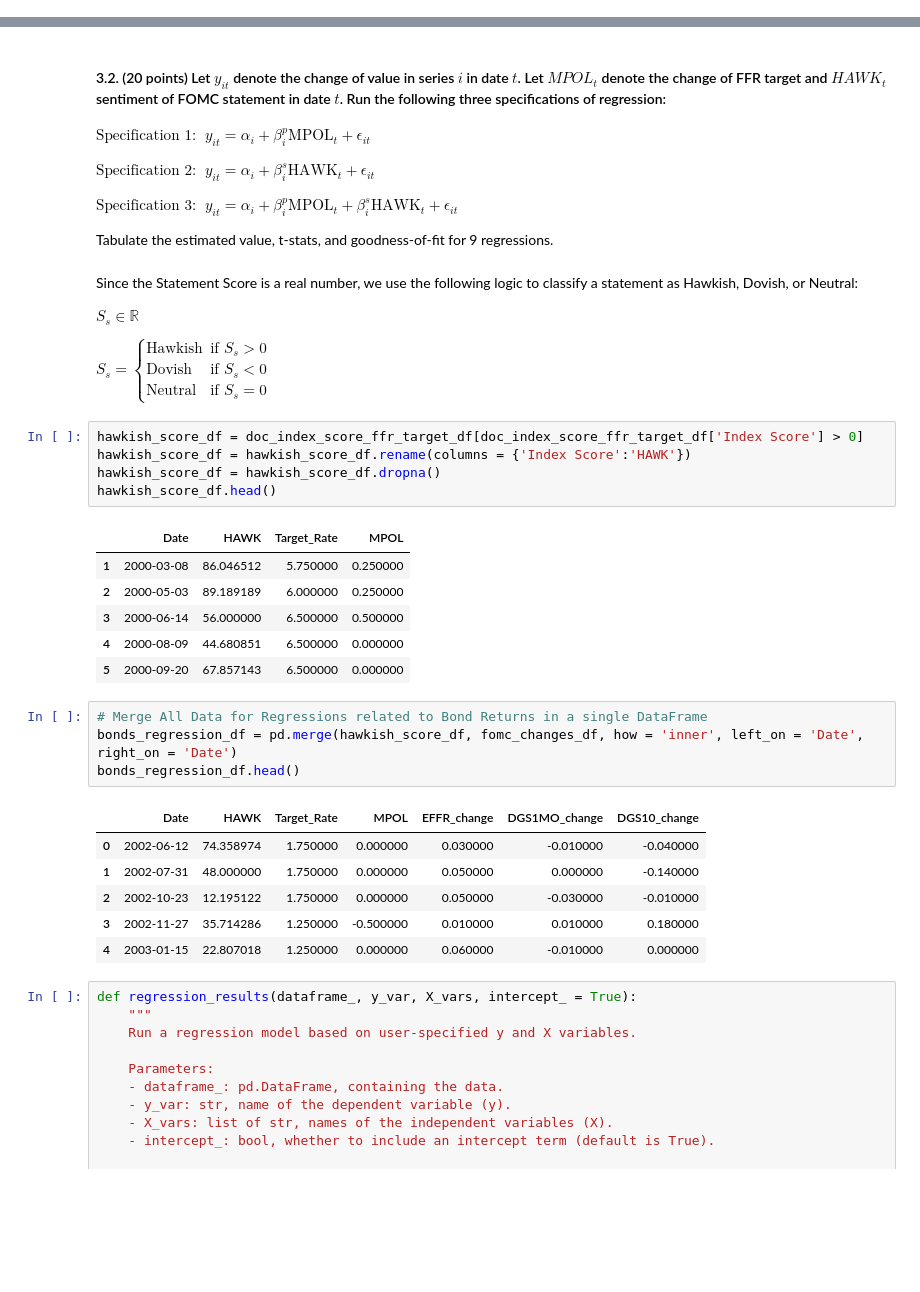
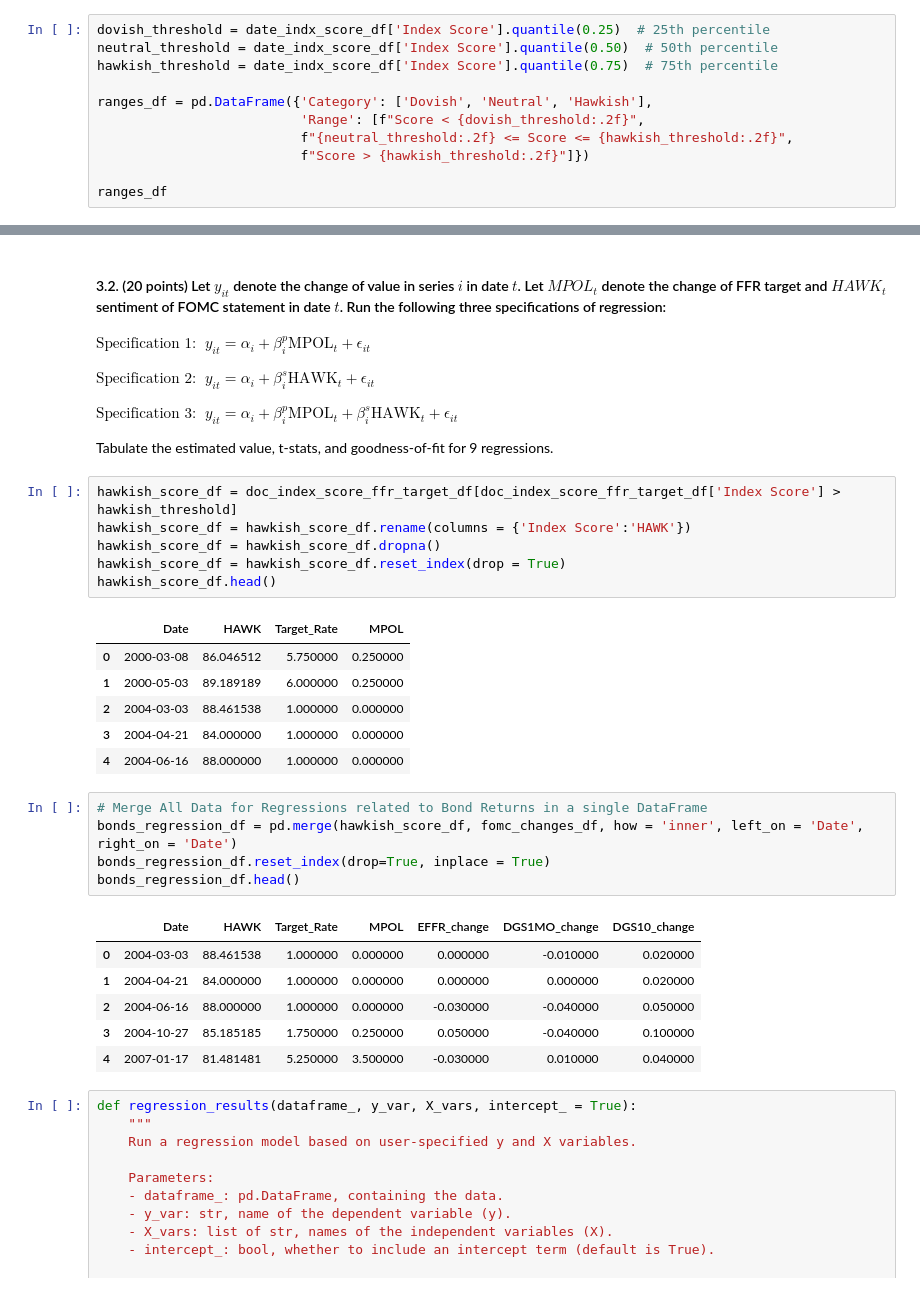
Before and after one commit to AntonioPineda29/Topics_Economics, a Jupyter notebook: 02_FOMC_statements_v5.ipynb, the cells around one changed output, grey strips where cells are left out. Saved outputs shown, nothing was run; the diff lists cells and outputs as text; blank space fills up the shorter version.

```diff
--- a/02_FOMC_statements_v5.ipynb
+++ b/02_FOMC_statements_v5.ipynb
@@ -635,0 +637,11 @@ plt.show()
+# %%
+dovish_threshold = date_indx_score_df['Index Score'].quantile(0.25)  # 25th percentile
+neutral_threshold = date_indx_score_df['Index Score'].quantile(0.50)  # 50th percentile
+hawkish_threshold = date_indx_score_df['Index Score'].quantile(0.75)  # 75th percentile
+
+ranges_df = pd.DataFrame({'Category': ['Dovish', 'Neutral', 'Hawkish'],
+                          'Range': [f"Score < {dovish_threshold:.2f}",
+                          f"{neutral_threshold:.2f} <= Score <= {hawkish_threshold:.2f}",
+                          f"Score > {hawkish_threshold:.2f}"]})
+
+ranges_df
@@ -828,42 +955,31 @@ $\text{Specification 3: }$ $y_{it} = \alpha_i + \beta^p_i \text{MPOL}_t + \beta^
 
 
 Tabulate the estimated value, t-stats, and goodness-of-fit for 9 regressions.
-# %% [markdown]
-Since the Statement Score is a real number, we use the following logic to classify a statement as Hawkish, Dovish, or Neutral:
-
-$S_s \in \mathbb{R}$
-
-$
-S_s =
-\begin{cases}
-\text{Hawkish} & \text{if } S_s > 0 \\
-\text{Dovish} & \text{if } S_s < 0 \\
-\text{Neutral} & \text{if } S_s = 0
-\end{cases}
-$
 # %%
-hawkish_score_df = doc_index_score_ffr_target_df[doc_index_score_ffr_target_df['Index Score'] > 0]
+hawkish_score_df = doc_index_score_ffr_target_df[doc_index_score_ffr_target_df['Index Score'] > hawkish_threshold]
 hawkish_score_df = hawkish_score_df.rename(columns = {'Index Score':'HAWK'})
 hawkish_score_df = hawkish_score_df.dropna()
+hawkish_score_df = hawkish_score_df.reset_index(drop = True)
 hawkish_score_df.head()
 # %% [output]
 |  | Date | HAWK | Target_Rate | MPOL |
-| 1 | 2000-03-08 | 86.046512 | 5.750000 | 0.250000 |
-| 2 | 2000-05-03 | 89.189189 | 6.000000 | 0.250000 |
-| 3 | 2000-06-14 | 56.000000 | 6.500000 | 0.500000 |
-| 4 | 2000-08-09 | 44.680851 | 6.500000 | 0.000000 |
-| 5 | 2000-09-20 | 67.857143 | 6.500000 | 0.000000 |
+| 0 | 2000-03-08 | 86.046512 | 5.750000 | 0.250000 |
+| 1 | 2000-05-03 | 89.189189 | 6.000000 | 0.250000 |
+| 2 | 2004-03-03 | 88.461538 | 1.000000 | 0.000000 |
+| 3 | 2004-04-21 | 84.000000 | 1.000000 | 0.000000 |
+| 4 | 2004-06-16 | 88.000000 | 1.000000 | 0.000000 |
 # %%
 # Merge All Data for Regressions related to Bond Returns in a single DataFrame
 bonds_regression_df = pd.merge(hawkish_score_df, fomc_changes_df, how = 'inner', left_on = 'Date', right_on = 'Date')
+bonds_regression_df.reset_index(drop=True, inplace = True)
 bonds_regression_df.head()
 # %% [output]
 |  | Date | HAWK | Target_Rate | MPOL | EFFR_change | DGS1MO_change | DGS10_change |
-| 0 | 2002-06-12 | 74.358974 | 1.750000 | 0.000000 | 0.030000 | -0.010000 | -0.040000 |
-| 1 | 2002-07-31 | 48.000000 | 1.750000 | 0.000000 | 0.050000 | 0.000000 | -0.140000 |
-| 2 | 2002-10-23 | 12.195122 | 1.750000 | 0.000000 | 0.050000 | -0.030000 | -0.010000 |
-| 3 | 2002-11-27 | 35.714286 | 1.250000 | -0.500000 | 0.010000 | 0.010000 | 0.180000 |
-| 4 | 2003-01-15 | 22.807018 | 1.250000 | 0.000000 | 0.060000 | -0.010000 | 0.000000 |
+| 0 | 2004-03-03 | 88.461538 | 1.000000 | 0.000000 | 0.000000 | -0.010000 | 0.020000 |
+| 1 | 2004-04-21 | 84.000000 | 1.000000 | 0.000000 | 0.000000 | 0.000000 | 0.020000 |
+| 2 | 2004-06-16 | 88.000000 | 1.000000 | 0.000000 | -0.030000 | -0.040000 | 0.050000 |
+| 3 | 2004-10-27 | 85.185185 | 1.750000 | 0.250000 | 0.050000 | -0.040000 | 0.100000 |
+| 4 | 2007-01-17 | 81.481481 | 5.250000 | 3.500000 | -0.030000 | 0.010000 | 0.040000 |
 # %%
 def regression_results(dataframe_, y_var, X_vars, intercept_ = True):
     """
```
Also changed, not shown: parts of 22 cells of this notebook, 4 other files.
